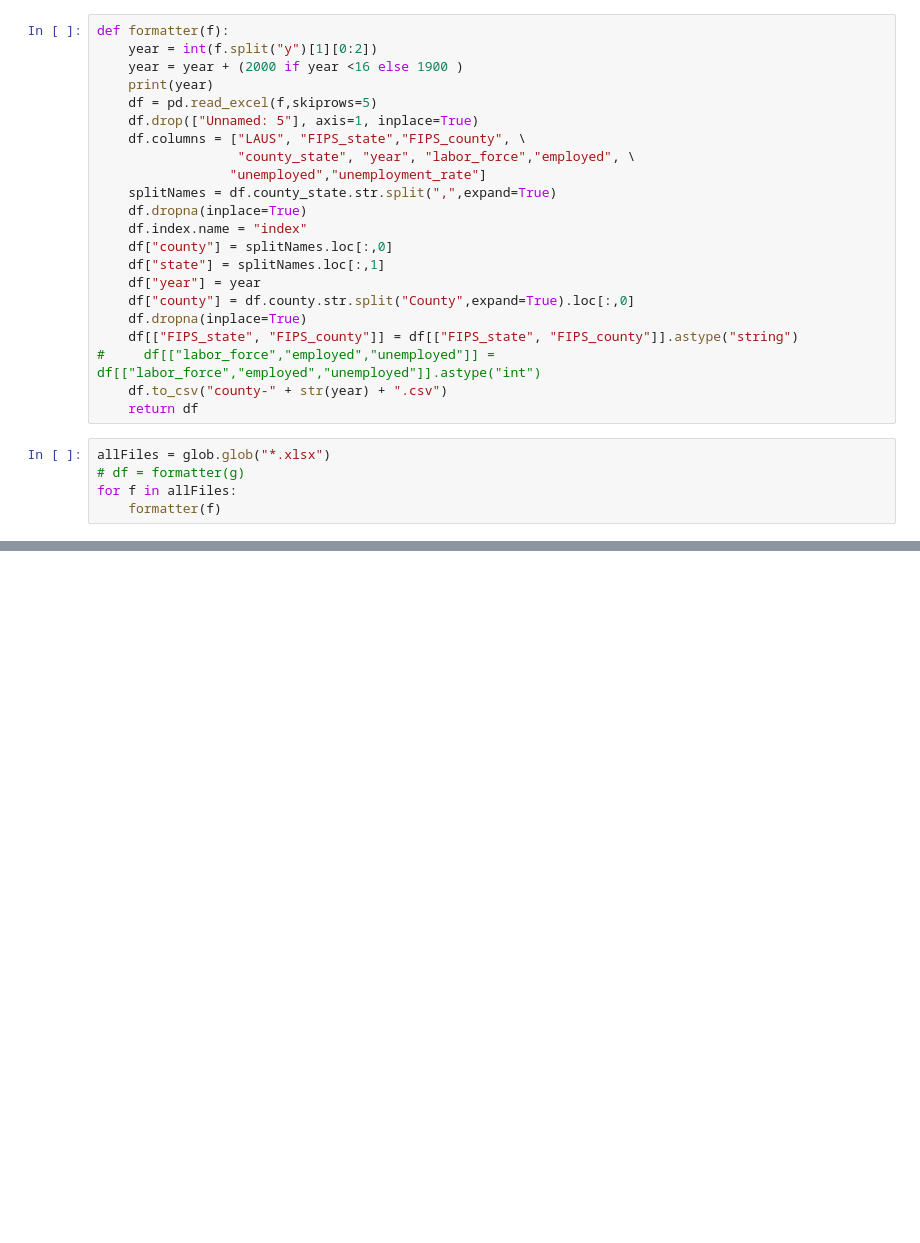
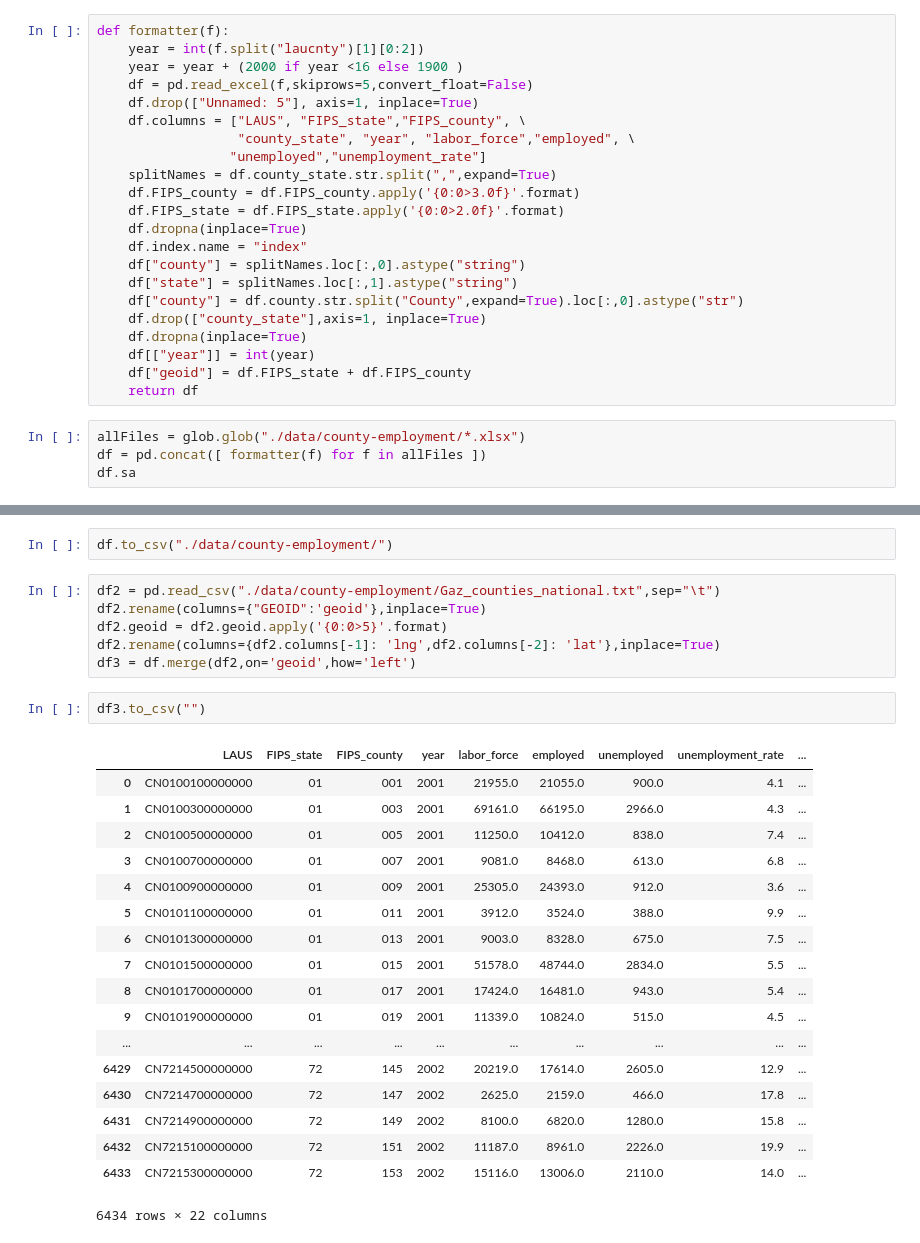
Before and after one commit to bayeshack2016/thealchemists, a Jupyter notebook: converter.ipynb, the cells around one changed output, grey strips where cells are left out. Saved outputs shown, nothing was run; the diff lists cells and outputs as text; blank space fills up the shorter version.

Commit message:
made an all years file. formatted the codes.

```diff
--- a/converter.ipynb
+++ b/converter.ipynb
@@ -5,27 +7,26 @@ import numpy as np
 # %%
 def formatter(f):
-    year = int(f.split("y")[1][0:2])
+    year = int(f.split("laucnty")[1][0:2])
     year = year + (2000 if year <16 else 1900 )
-    print(year)
-    df = pd.read_excel(f,skiprows=5)
+    df = pd.read_excel(f,skiprows=5,convert_float=False)
     df.drop(["Unnamed: 5"], axis=1, inplace=True)
     df.columns = ["LAUS", "FIPS_state","FIPS_county", \
                   "county_state", "year", "labor_force","employed", \
                  "unemployed","unemployment_rate"]
     splitNames = df.county_state.str.split(",",expand=True)
+    df.FIPS_county = df.FIPS_county.apply('{0:0>3.0f}'.format)
+    df.FIPS_state = df.FIPS_state.apply('{0:0>2.0f}'.format)
     df.dropna(inplace=True)
     df.index.name = "index"
-    df["county"] = splitNames.loc[:,0]
-    df["state"] = splitNames.loc[:,1]
-    df["year"] = year
-    df["county"] = df.county.str.split("County",expand=True).loc[:,0]
+    df["county"] = splitNames.loc[:,0].astype("string")
+    df["state"] = splitNames.loc[:,1].astype("string")
+    df["county"] = df.county.str.split("County",expand=True).loc[:,0].astype("str")
+    df.drop(["county_state"],axis=1, inplace=True)
     df.dropna(inplace=True)
-    df[["FIPS_state", "FIPS_county"]] = df[["FIPS_state", "FIPS_county"]].astype("string")
-#     df[["labor_force","employed","unemployed"]] = df[["labor_force","employed","unemployed"]].astype("int")
-    df.to_csv("county-" + str(year) + ".csv")
+    df[["year"]] = int(year)
+    df["geoid"] = df.FIPS_state + df.FIPS_county
     return df
 # %%
-allFiles = glob.glob("*.xlsx")
-# df = formatter(g)
-for f in allFiles:
-    formatter(f)
+allFiles = glob.glob("./data/county-employment/*.xlsx")
+df = pd.concat([ formatter(f) for f in allFiles ])
+df.sa
@@ -74,0 +33,29 @@ def formatter(f):
+# %%
+df.to_csv("./data/county-employment/")
+# %%
+df2 = pd.read_csv("./data/county-employment/Gaz_counties_national.txt",sep="\t")
+df2.rename(columns={"GEOID":'geoid'},inplace=True)
+df2.geoid = df2.geoid.apply('{0:0>5}'.format)
+df2.rename(columns={df2.columns[-1]: 'lng',df2.columns[-2]: 'lat'},inplace=True)
+df3 = df.merge(df2,on='geoid',how='left')
+# %%
+df3.to_csv("")
+# %% [output]
+|  | LAUS | FIPS_state | FIPS_county | year | labor_force | employed | unemployed | unemployment_rate | ... |
+| 0 | CN0100100000000 | 01 | 001 | 2001 | 21955.0 | 21055.0 | 900.0 | 4.1 | ... |
+| 1 | CN0100300000000 | 01 | 003 | 2001 | 69161.0 | 66195.0 | 2966.0 | 4.3 | ... |
+| 2 | CN0100500000000 | 01 | 005 | 2001 | 11250.0 | 10412.0 | 838.0 | 7.4 | ... |
+| 3 | CN0100700000000 | 01 | 007 | 2001 | 9081.0 | 8468.0 | 613.0 | 6.8 | ... |
+| 4 | CN0100900000000 | 01 | 009 | 2001 | 25305.0 | 24393.0 | 912.0 | 3.6 | ... |
+| 5 | CN0101100000000 | 01 | 011 | 2001 | 3912.0 | 3524.0 | 388.0 | 9.9 | ... |
+| 6 | CN0101300000000 | 01 | 013 | 2001 | 9003.0 | 8328.0 | 675.0 | 7.5 | ... |
+| 7 | CN0101500000000 | 01 | 015 | 2001 | 51578.0 | 48744.0 | 2834.0 | 5.5 | ... |
+| 8 | CN0101700000000 | 01 | 017 | 2001 | 17424.0 | 16481.0 | 943.0 | 5.4 | ... |
+| 9 | CN0101900000000 | 01 | 019 | 2001 | 11339.0 | 10824.0 | 515.0 | 4.5 | ... |
+| ... | ... | ... | ... | ... | ... | ... | ... | ... | ... |
+| 6429 | CN7214500000000 | 72 | 145 | 2002 | 20219.0 | 17614.0 | 2605.0 | 12.9 | ... |
+| 6430 | CN7214700000000 | 72 | 147 | 2002 | 2625.0 | 2159.0 | 466.0 | 17.8 | ... |
+| 6431 | CN7214900000000 | 72 | 149 | 2002 | 8100.0 | 6820.0 | 1280.0 | 15.8 | ... |
+| 6432 | CN7215100000000 | 72 | 151 | 2002 | 11187.0 | 8961.0 | 2226.0 | 19.9 | ... |
+| 6433 | CN7215300000000 | 72 | 153 | 2002 | 15116.0 | 13006.0 | 2110.0 | 14.0 | ... |
+6434 rows × 22 columns
```
Also changed, not shown: parts of 3 cells of this notebook, 2 other files.
